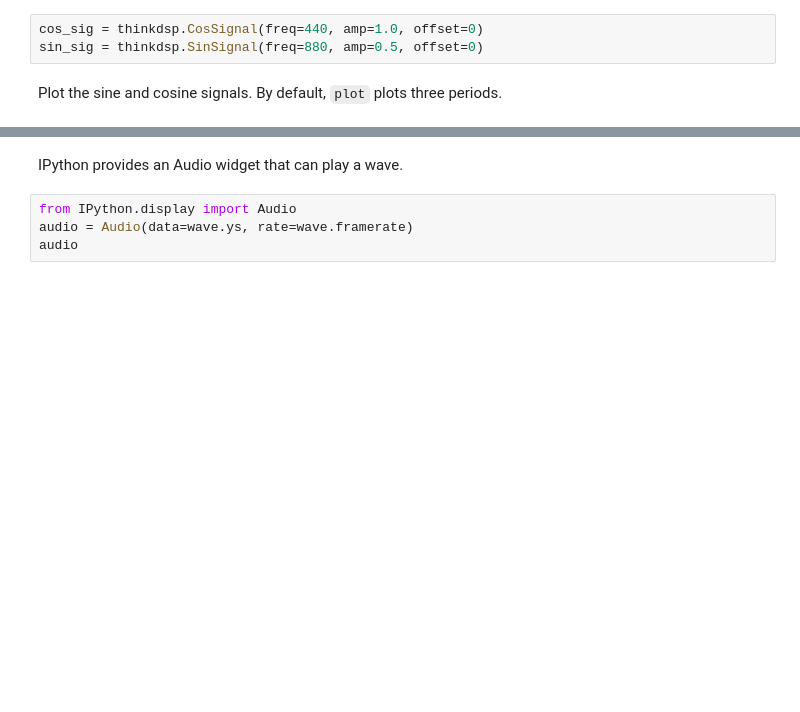
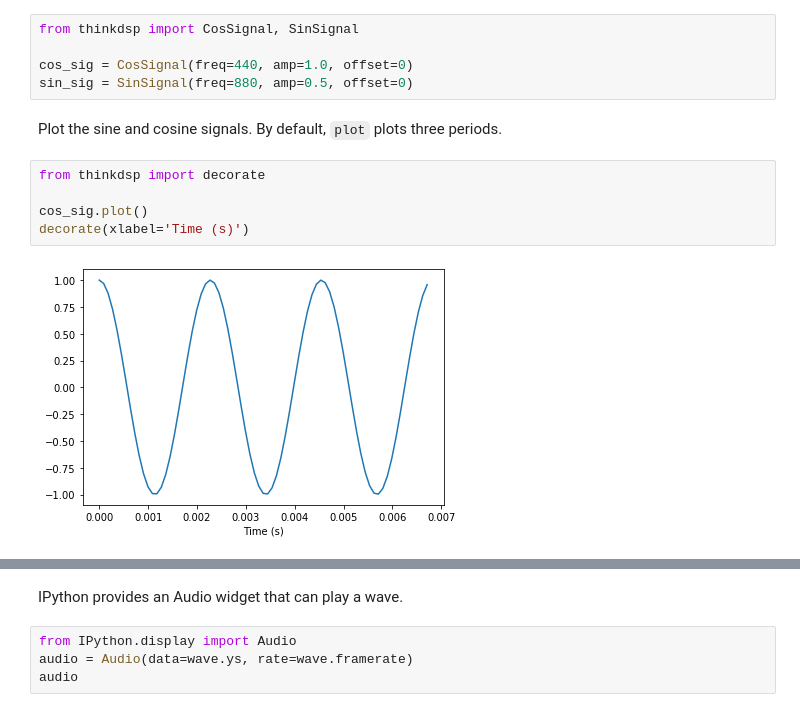
Before and after one commit to AllenDowney/ThinkDSP, a Jupyter notebook: code/chap01.ipynb, the cells around one changed output, grey strips where cells are left out. Cells and saved outputs as stored; diff of their text form; blank space fills up the shorter version.

```diff
--- a/code/chap01.ipynb
+++ b/code/chap01.ipynb
@@ -33,6 +25,15 @@ from IPython.display import display
 Instantiate cosine and sine signals.
 # %%
-cos_sig = thinkdsp.CosSignal(freq=440, amp=1.0, offset=0)
-sin_sig = thinkdsp.SinSignal(freq=880, amp=0.5, offset=0)
+from thinkdsp import CosSignal, SinSignal
+
+cos_sig = CosSignal(freq=440, amp=1.0, offset=0)
+sin_sig = SinSignal(freq=880, amp=0.5, offset=0)
 # %% [markdown]
 Plot the sine and cosine signals.  By default, `plot` plots three periods.
+# %%
+from thinkdsp import decorate
+
+cos_sig.plot()
+decorate(xlabel='Time (s)')
+# %% [output]
+[figure, added]
```
Also changed, not shown: parts of 40 cells of this notebook.
